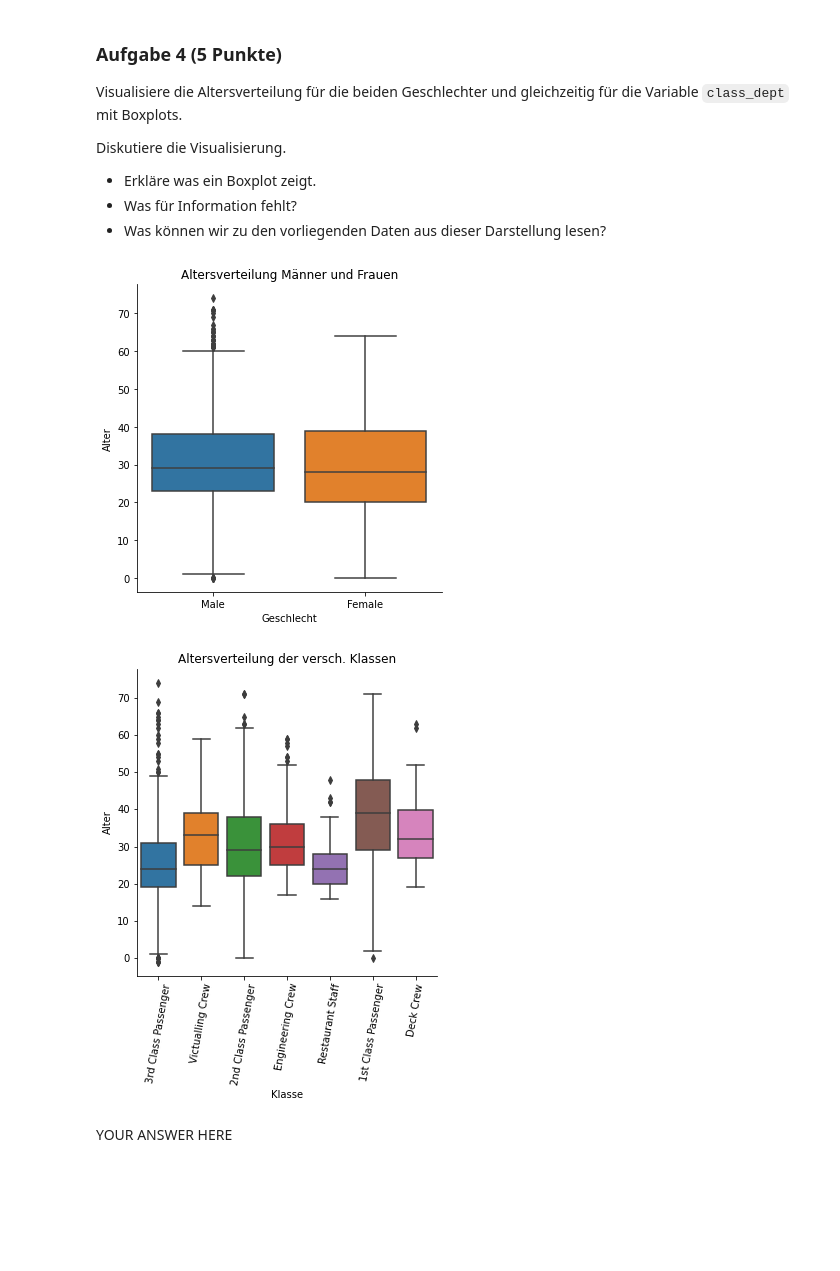
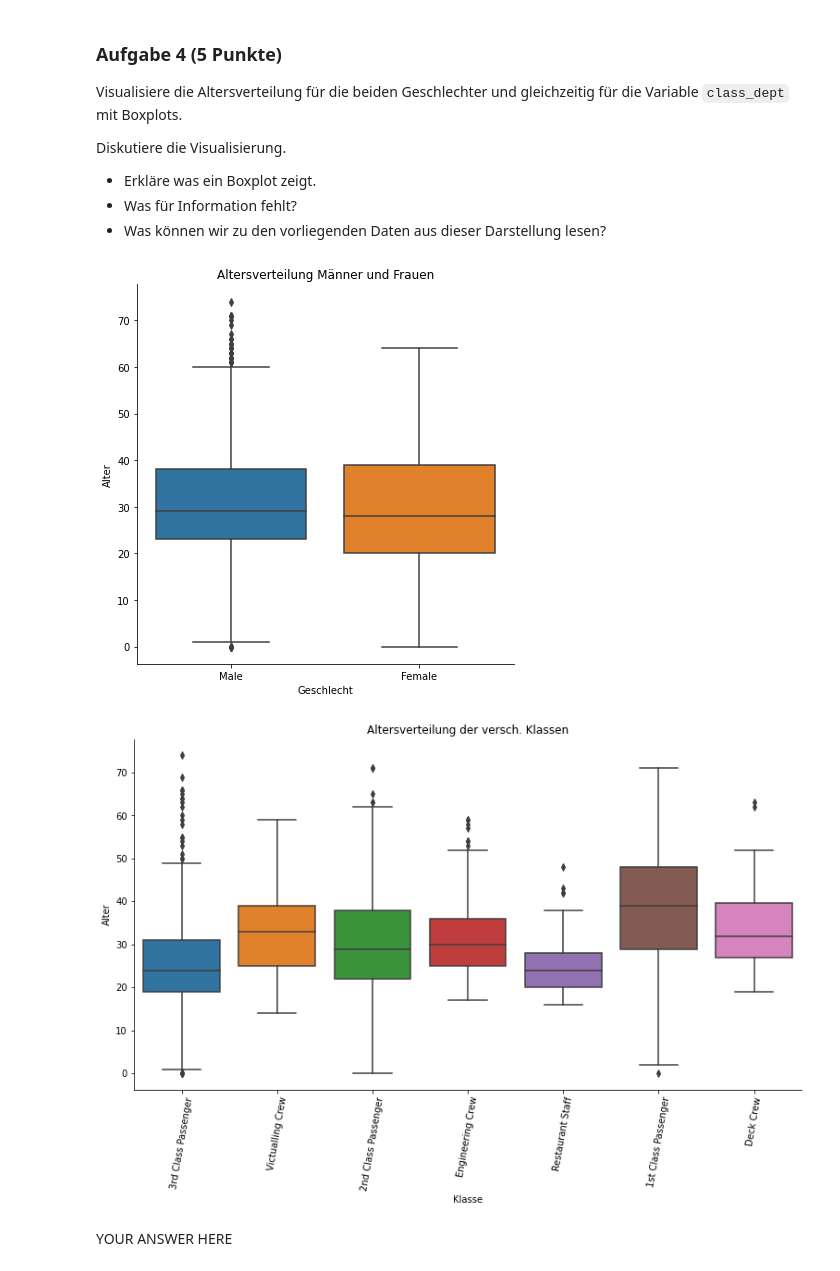
Before and after one commit to marcschny/dsp_assignments, a Jupyter notebook: assignments/assignment11_graded/exercise11.ipynb, the cells around one changed output. Saved outputs shown, nothing was run; the diff lists cells and outputs as text; code cells hidden in the pictures; blank space fills up the shorter version.

```diff
--- a/assignments/assignment11_graded/exercise11.ipynb
+++ b/assignments/assignment11_graded/exercise11.ipynb
@@ -279,22 +283,20 @@ Diskutiere die Visualisierung.
 - Was für Information fehlt?
 - Was können wir zu den vorliegenden Daten aus dieser Darstellung lesen?
 # %%
-import seaborn as sns
-
 # only plot people where age not null (ignoring -1's)
 allPersons_ageNotNa = allPersons[allPersons.age >= 0]
 
-#boxplot male/female
-ax1 = sns.catplot(data=allPersons_ageNotNa, x="sex", y="age", kind="box")
-_ = ax1.set(xlabel='Geschlecht', ylabel='Alter', title="Altersverteilung Männer und Frauen")
+# boxplot age distribution of male and female
+g = sns.catplot(data=allPersons_ageNotNa, x="sex", y="age", kind="box", height=6, aspect=1)
+_ = g.set(xlabel='Geschlecht', ylabel='Alter', title="Altersverteilung Männer und Frauen")
 
-#boxplot diff class_depts
-ax2 = sns.catplot(data=allPersons, x="class_dept", y="age", kind="box")
-_ = ax2.set(xlabel='Klasse', ylabel='Alter', title="Altersverteilung der versch. Klassen")
-_ = ax2.set_xticklabels(rotation=80)
+# boxplot age distribution of diff classes
+h = sns.catplot(data=allPersons_ageNotNa, x="class_dept", y="age", kind="box", height=6, aspect=1.8)
+_ = h.set(xlabel='Klasse', ylabel='Alter', title="Altersverteilung der versch. Klassen")
+_ = h.set_xticklabels(rotation=80)
 # %% [output]
-[figure, old version]
+[figure, new version]
-[figure, old version]
+[figure, new version]
 # %% [markdown]
 YOUR ANSWER HERE
 # %% [markdown]
```
Also changed, not shown: parts of 10 cells of this notebook.
